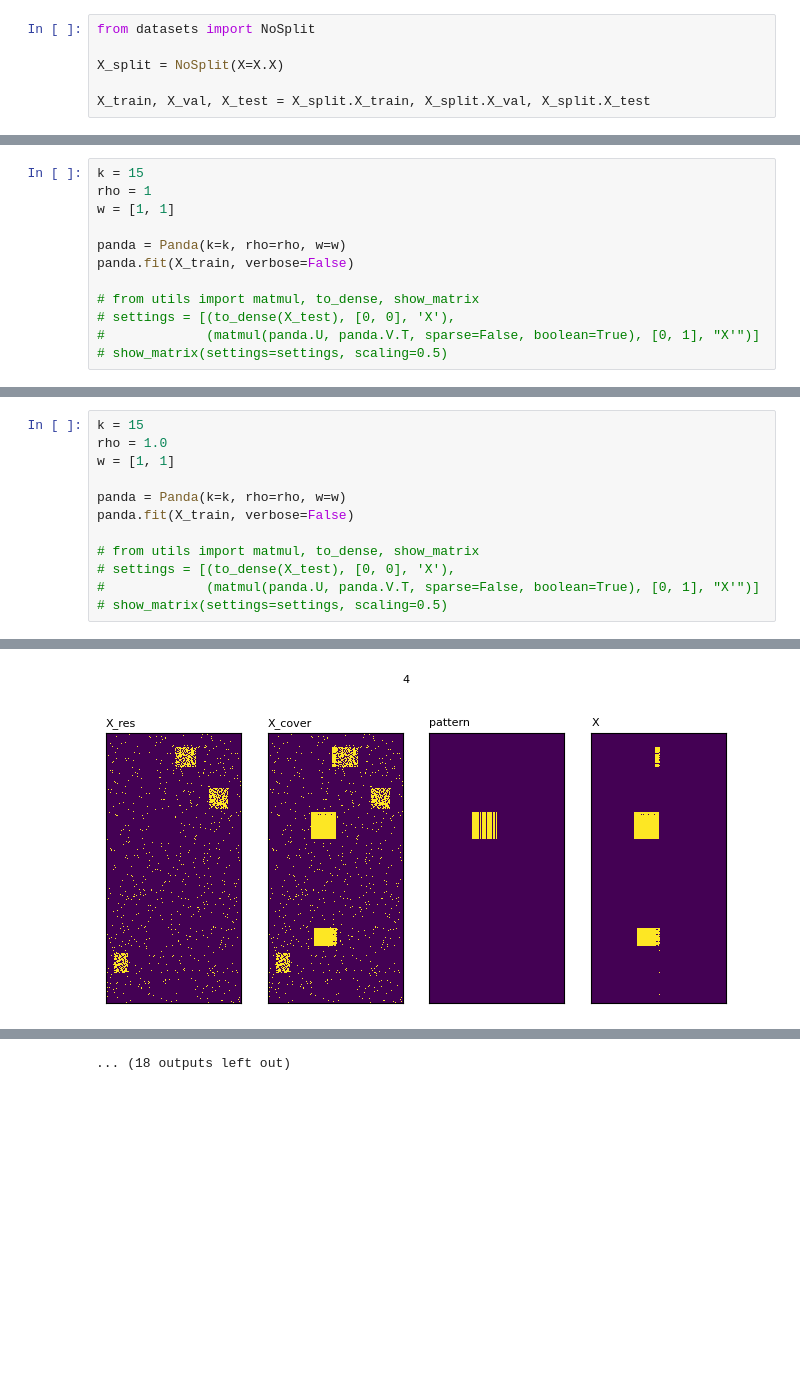
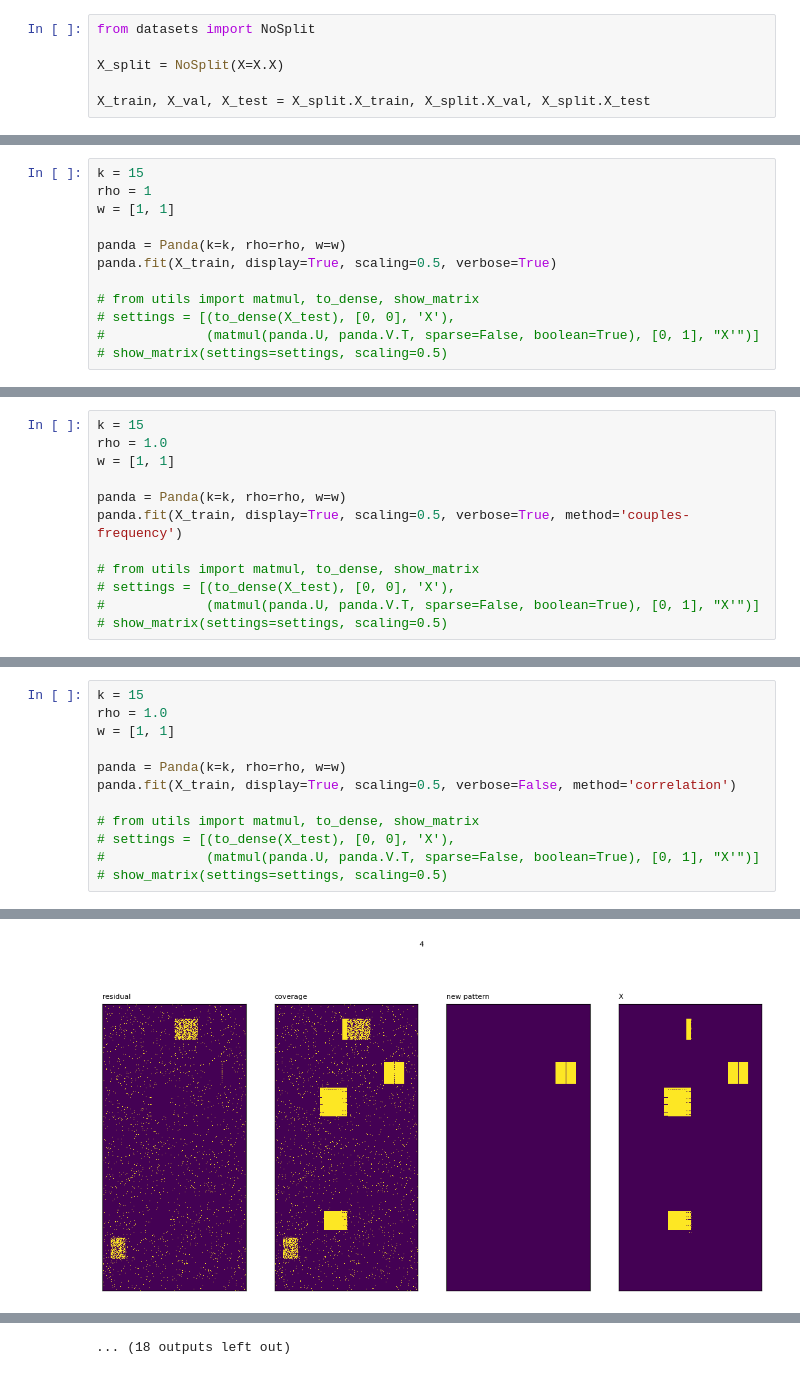
Before and after one commit to PreferredAI/PyBMF, a Jupyter notebook: examples/ex03_1_Panda_reconstruction_generated.ipynb, the cells around one changed output, grey strips where cells are left out. Drawn from its saved outputs; the diff is of its cells as text; blank space fills up the shorter version.

```diff
--- a/examples/ex03_1_Panda_reconstruction_generated.ipynb
+++ b/examples/ex03_1_Panda_reconstruction_generated.ipynb
@@ -55,7 +51,7 @@ rho = 1
 w = [1, 1]
 
 panda = Panda(k=k, rho=rho, w=w)
-panda.fit(X_train, verbose=False)
+panda.fit(X_train, display=True, scaling=0.5, verbose=True)
 
 # from utils import matmul, to_dense, show_matrix
 # settings = [(to_dense(X_test), [0, 0], 'X'),
@@ -81,0 +162,12 @@ pattern 84
+# %%
+k = 15
+rho = 1.0
+w = [1, 1]
+
+panda = Panda(k=k, rho=rho, w=w)
+panda.fit(X_train, display=True, scaling=0.5, verbose=True, method='couples-frequency')
+
+# from utils import matmul, to_dense, show_matrix
+# settings = [(to_dense(X_test), [0, 0], 'X'),
+#             (matmul(panda.U, panda.V.T, sparse=False, boolean=True), [0, 1], "X'")]
+# show_matrix(settings=settings, scaling=0.5)
@@ -85,7 +289,7 @@ rho = 1.0
 w = [1, 1]
 
 panda = Panda(k=k, rho=rho, w=w)
-panda.fit(X_train, verbose=False)
+panda.fit(X_train, display=True, scaling=0.5, verbose=False, method='correlation')
 
 # from utils import matmul, to_dense, show_matrix
 # settings = [(to_dense(X_test), [0, 0], 'X'),
@@ -108 +331 @@ pattern 6580
-[figure, old version]
+[figure, new version]
```
Also changed, not shown: parts of 16 cells of this notebook, 19 other files.
